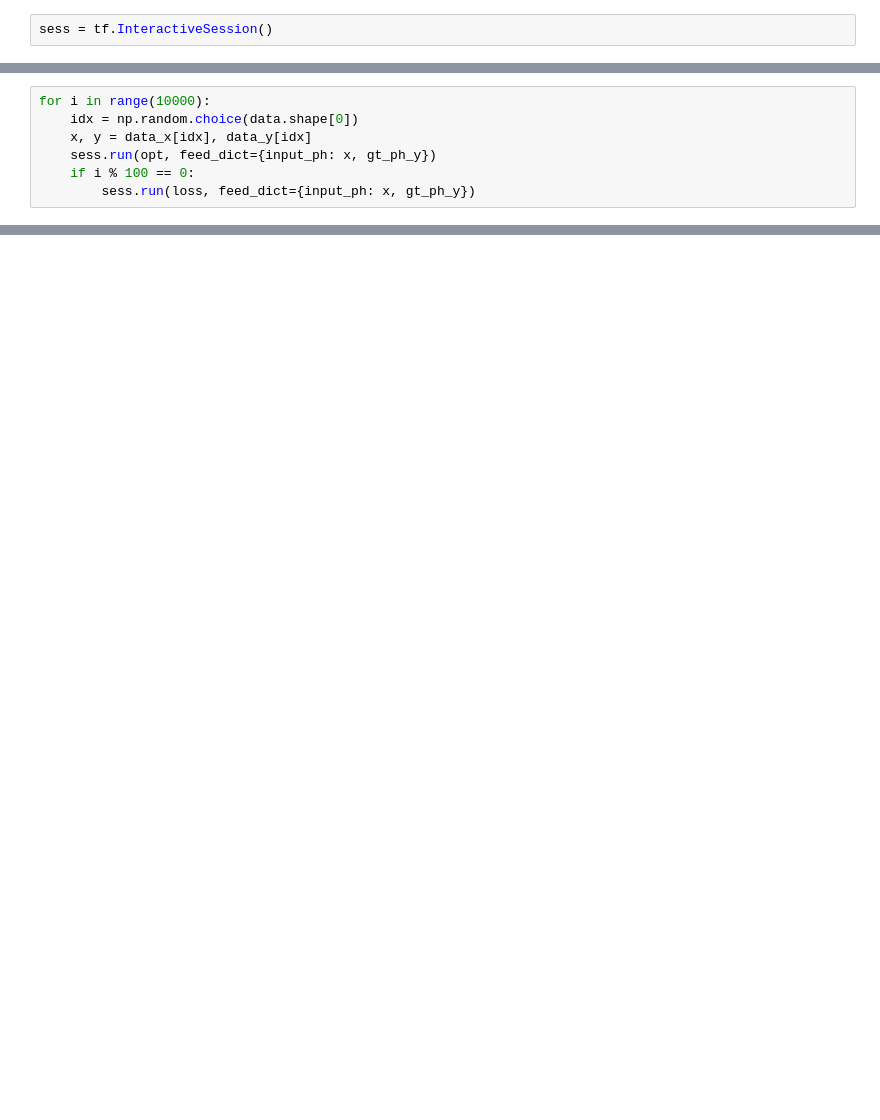
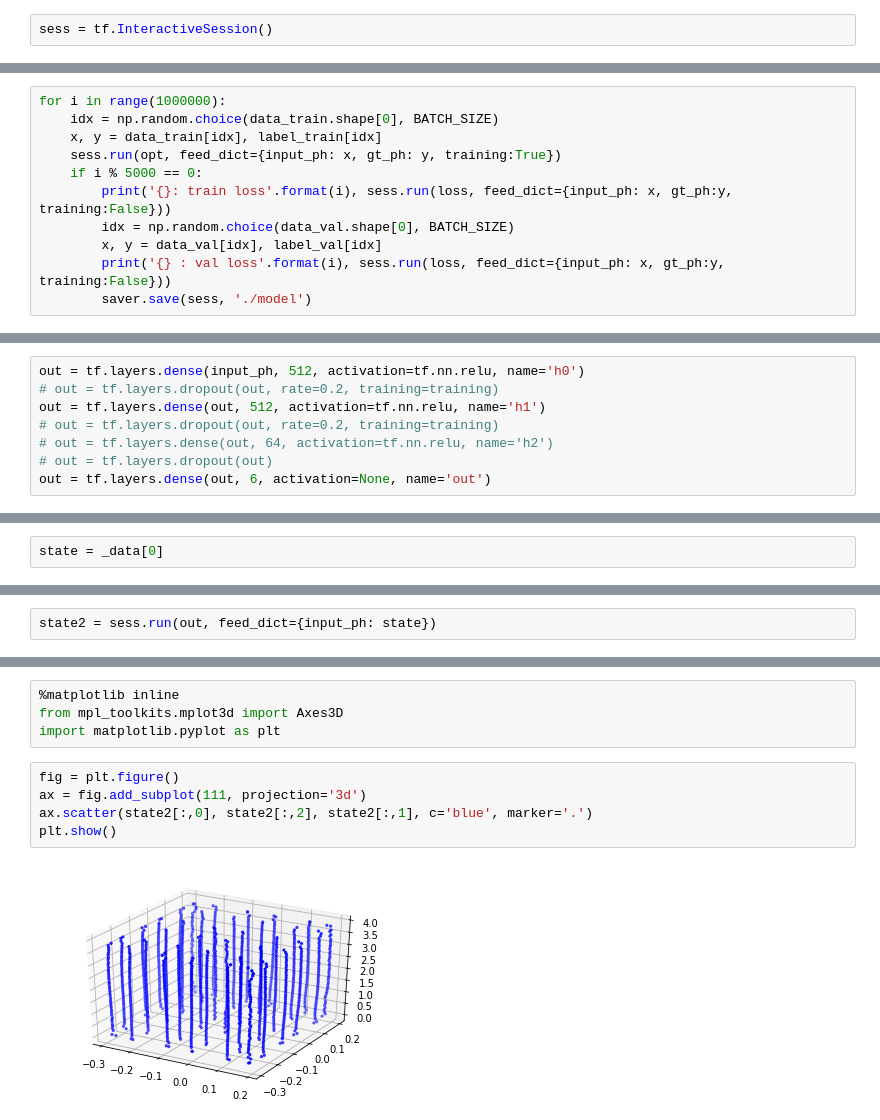
Before and after one commit to yidingjiang/cs184sp18_final, a Jupyter notebook: learning/train.ipynb, the cells around one changed output, grey strips where cells are left out. Drawn from its saved outputs; the diff is of its cells as text; blank space fills up the shorter version.

```diff
--- a/learning/train.ipynb
+++ b/learning/train.ipynb
@@ -27,7 +74,11 @@ sess = tf.InteractiveSession()
 # %%
-for i in range(10000):
-    idx = np.random.choice(data.shape[0])
-    x, y = data_x[idx], data_y[idx]
-    sess.run(opt, feed_dict={input_ph: x, gt_ph_y})
-    if i % 100 == 0:
-        sess.run(loss, feed_dict={input_ph: x, gt_ph_y})
+for i in range(1000000):
+    idx = np.random.choice(data_train.shape[0], BATCH_SIZE)
+    x, y = data_train[idx], label_train[idx]
+    sess.run(opt, feed_dict={input_ph: x, gt_ph: y, training:True})
+    if i % 5000 == 0:
+        print('{}: train loss'.format(i), sess.run(loss, feed_dict={input_ph: x, gt_ph:y, training:False}))
+        idx = np.random.choice(data_val.shape[0], BATCH_SIZE)
+        x, y = data_val[idx], label_val[idx]
+        print('{} : val loss'.format(i), sess.run(loss, feed_dict={input_ph: x, gt_ph:y, training:False}))
+        saver.save(sess, './model')
@@ -33,0 +139,8 @@ for i in range(10000):
+# %%
+out = tf.layers.dense(input_ph, 512, activation=tf.nn.relu, name='h0')
+# out = tf.layers.dropout(out, rate=0.2, training=training)
+out = tf.layers.dense(out, 512, activation=tf.nn.relu, name='h1')
+# out = tf.layers.dropout(out, rate=0.2, training=training)
+# out = tf.layers.dense(out, 64, activation=tf.nn.relu, name='h2')
+# out = tf.layers.dropout(out)
+out = tf.layers.dense(out, 6, activation=None, name='out')
@@ -33,0 +149,2 @@ for i in range(10000):
+# %%
+state = _data[0]
@@ -33,0 +153,2 @@ for i in range(10000):
+# %%
+state2 = sess.run(out, feed_dict={input_ph: state})
@@ -33,0 +280,11 @@ for i in range(10000):
+# %%
+%matplotlib inline
+from mpl_toolkits.mplot3d import Axes3D
+import matplotlib.pyplot as plt
+# %%
+fig = plt.figure()
+ax = fig.add_subplot(111, projection='3d')
+ax.scatter(state2[:,0], state2[:,2], state2[:,1], c='blue', marker='.')
+plt.show()
+# %% [output]
+[figure, added]
```
Also changed, not shown: parts of 57 cells of this notebook.
